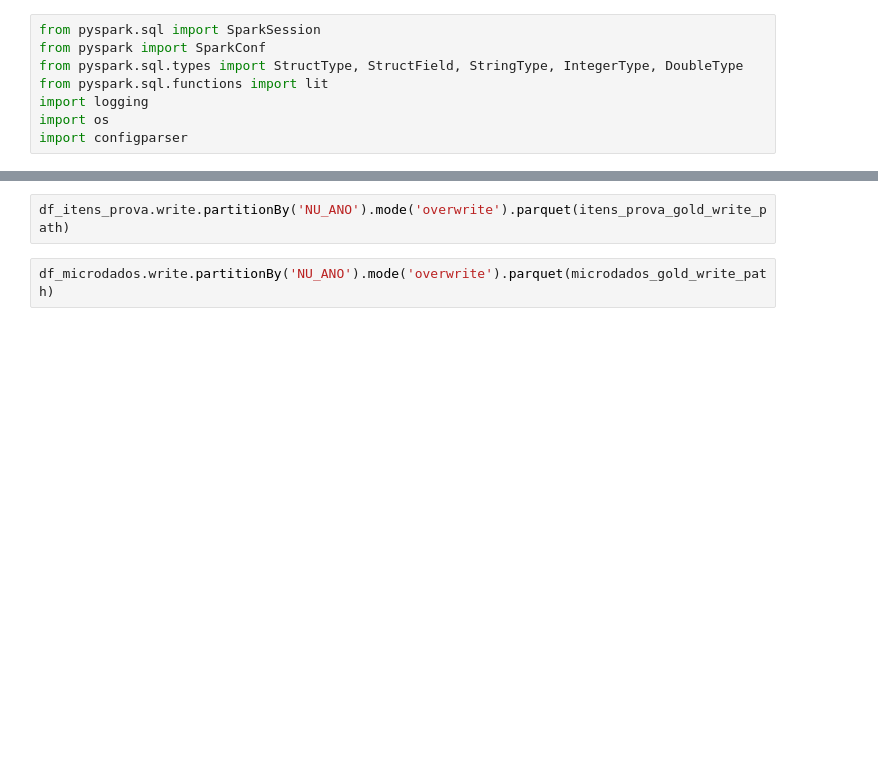
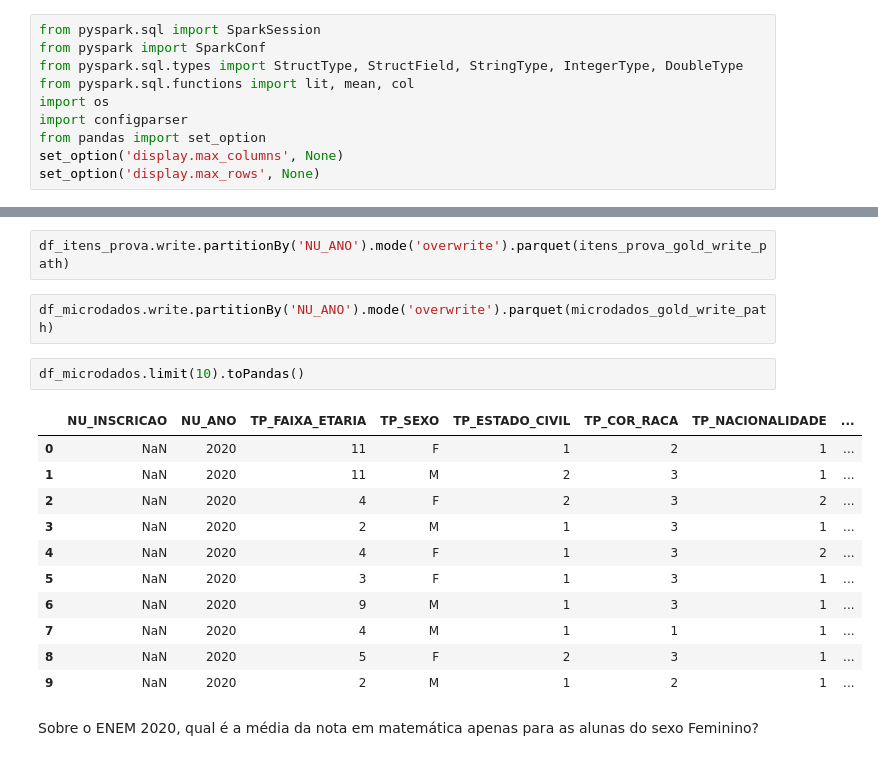
Before and after one commit to GusAlmeida93/enem-pyspark-athena, a Jupyter notebook: eda.ipynb, the cells around one changed output, grey strips where cells are left out. Drawn from its saved outputs; the diff is of its cells as text; blank space fills up the shorter version.

```diff
--- a/eda.ipynb
+++ b/eda.ipynb
@@ -2,10 +2,12 @@
 from pyspark.sql import SparkSession
 from pyspark import SparkConf
 from pyspark.sql.types import StructType, StructField, StringType, IntegerType, DoubleType
-from pyspark.sql.functions import lit
-import logging
+from pyspark.sql.functions import lit, mean, col
 import os
 import configparser
+from pandas import set_option
+set_option('display.max_columns', None)
+set_option('display.max_rows', None)
 # %%
 config = configparser.RawConfigParser()
 path = os.path.join(os.path.expanduser('~'), '.aws/credentials')
@@ -163,3 +286,19 @@ df_itens_prova.show()
 df_itens_prova.write.partitionBy('NU_ANO').mode('overwrite').parquet(itens_prova_gold_write_path)
 # %%
 df_microdados.write.partitionBy('NU_ANO').mode('overwrite').parquet(microdados_gold_write_path)
+# %%
+df_microdados.limit(10).toPandas()
+# %% [output]
+|  | NU_INSCRICAO | NU_ANO | TP_FAIXA_ETARIA | TP_SEXO | TP_ESTADO_CIVIL | TP_COR_RACA | TP_NACIONALIDADE | ... |
+| 0 | NaN | 2020 | 11 | F | 1 | 2 | 1 | ... |
+| 1 | NaN | 2020 | 11 | M | 2 | 3 | 1 | ... |
+| 2 | NaN | 2020 | 4 | F | 2 | 3 | 2 | ... |
+| 3 | NaN | 2020 | 2 | M | 1 | 3 | 1 | ... |
+| 4 | NaN | 2020 | 4 | F | 1 | 3 | 2 | ... |
+| 5 | NaN | 2020 | 3 | F | 1 | 3 | 1 | ... |
+| 6 | NaN | 2020 | 9 | M | 1 | 3 | 1 | ... |
+| 7 | NaN | 2020 | 4 | M | 1 | 1 | 1 | ... |
+| 8 | NaN | 2020 | 5 | F | 2 | 3 | 1 | ... |
+| 9 | NaN | 2020 | 2 | M | 1 | 2 | 1 | ... |
+# %% [markdown]
+Sobre o ENEM 2020, qual é a média da nota em matemática apenas para as alunas do sexo Feminino?
```
Also changed, not shown: parts of 16 cells of this notebook.
